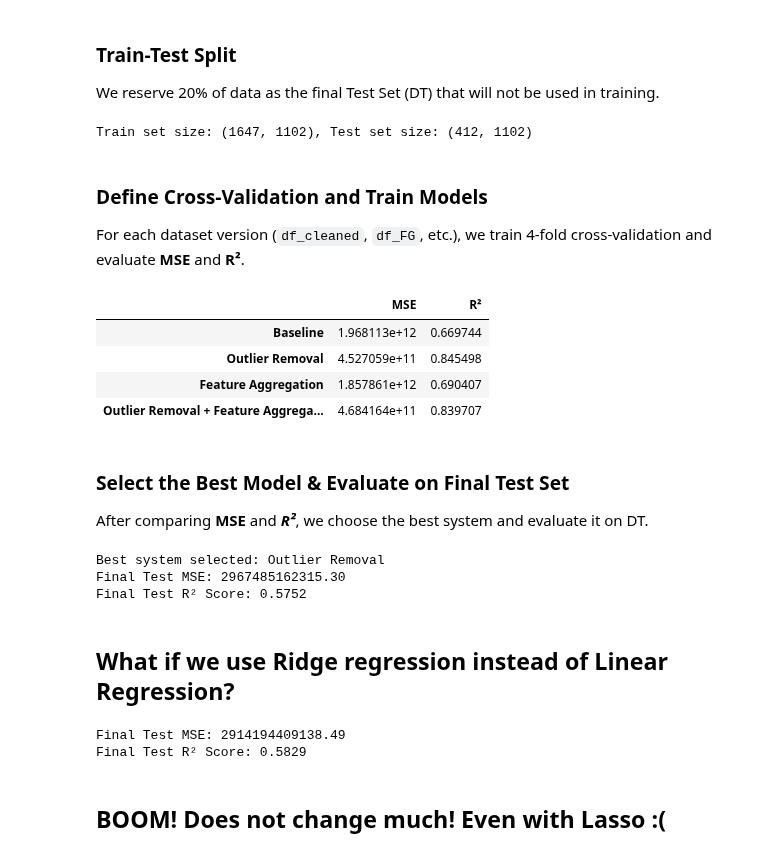
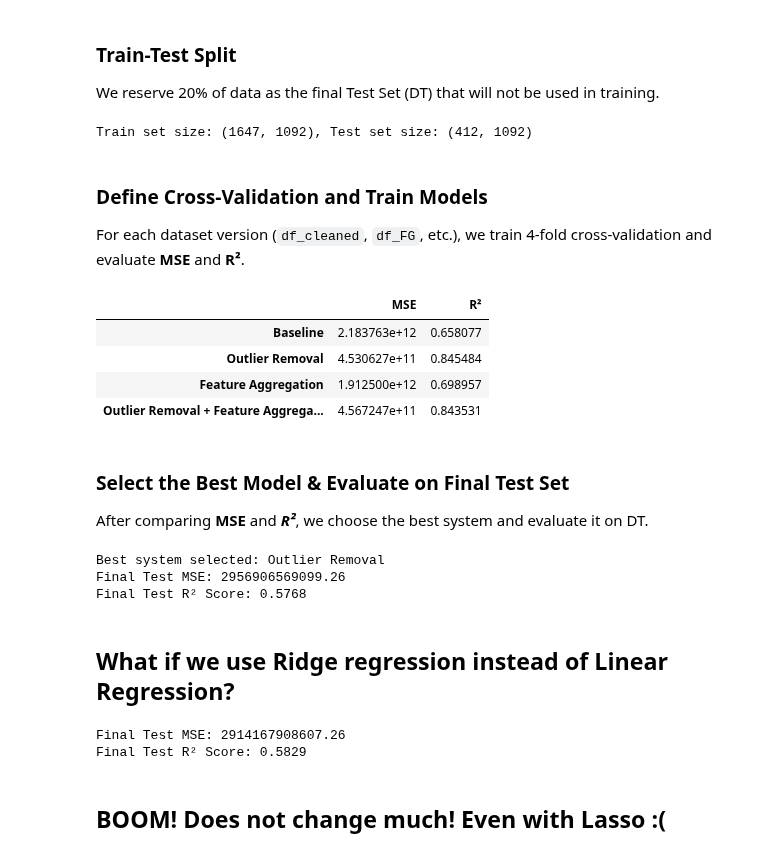
Before and after one commit to royruik/CSI4142_Assignments, a Jupyter notebook: A3/A3_Jupyter_Analysis_dataset1.ipynb, the cells around one changed output. Saved outputs shown, nothing was run; the diff lists cells and outputs as text; code cells hidden in the pictures.

```diff
--- a/A3/A3_Jupyter_Analysis_dataset1.ipynb
+++ b/A3/A3_Jupyter_Analysis_dataset1.ipynb
@@ -469,7 +469,7 @@ datasets = {
 
 # Select numerical features and one-hot encoded categorical features
 numerical_features = ["Year", "Kilometer", "Engine"]
-categorical_features = [col for col in df.columns if col.startswith(("Make_", "Model_", "Fuel Type_", "Transmission_", "Owner_", "Seller Type_", "Drivetrain_"))]
+categorical_features = [col for col in df.columns if col.startswith(("Make_", "Model_", "Fuel Type_", "Transmission_", "Owner_",  "Drivetrain_"))]
 baseline_features = numerical_features + categorical_features
 fG_features = baseline_features + ["Vehicle_Size_Index", "Power_Torque_Ratio", "Normalized_Power", "Normalized_Torque"]
 # %% [markdown]
@@ -486,7 +486,7 @@ D_train, DT_test, y_train, y_test = train_test_split(D, y, test_size=0.2, random
 
 print(f"Train set size: {D_train.shape}, Test set size: {DT_test.shape}")
 # %% [output]
-Train set size: (1647, 1102), Test set size: (412, 1102)
+Train set size: (1647, 1092), Test set size: (412, 1092)
 # %% [markdown]
 ### **Define Cross-Validation and Train Models**
 
@@ -494,7 +494,7 @@ For each dataset version (`df_cleaned`, `df_FG`, etc.), we train 4-fold cross-va
 # %%
 # Define evaluation metrics
 def evaluate_model(model, X, y):
-    kf = KFold(n_splits=4, shuffle=True, random_state=42)
+    kf = KFold(n_splits=10, shuffle=True, random_state=42)
     mse_scores = -cross_val_score(model, X, y, cv=kf, scoring='neg_mean_squared_error')
     r2_scores = cross_val_score(model, X, y, cv=kf, scoring='r2')
 
@@ -508,37 +508,38 @@ for name, dataset in {
     "Outlier Removal": df_cleaned
 }.items():
 
     X_train = dataset[baseline_features]  # Features including new aggregated ones
     y_train = dataset["Price"]  # Target variable
 
     model = LinearRegression()
     mse, r2 = evaluate_model(model, X_train, y_train)
 
     results[name] = {"MSE": mse, "R²": r2}
 
 for name, dataset in {
     "Feature Aggregation": df_FG,
     "Outlier Removal + Feature Aggregation": df_cleaned_FG
 }.items():  # Make sure the datasets with added features are used
 
     X_train = dataset[fG_features]  # Features including new aggregated ones
     y_train = dataset["Price"]  # Target variable
 
+
     model = LinearRegression()
     mse, r2 = evaluate_model(model, X_train, y_train)
 
     results[name] = {"MSE": mse, "R²": r2}
 
 
 # Display results
 df_results = pd.DataFrame(results).T
 display(df_results)
 # %% [output]
 |  | MSE | R² |
-| Baseline | 1.968113e+12 | 0.669744 |
-| Outlier Removal | 4.527059e+11 | 0.845498 |
-| Feature Aggregation | 1.857861e+12 | 0.690407 |
-| Outlier Removal + Feature Aggrega... | 4.684164e+11 | 0.839707 |
+| Baseline | 2.183763e+12 | 0.658077 |
+| Outlier Removal | 4.530627e+11 | 0.845484 |
+| Feature Aggregation | 1.912500e+12 | 0.698957 |
+| Outlier Removal + Feature Aggrega... | 4.567247e+11 | 0.843531 |
 # %% [markdown]
 ### **Select the Best Model & Evaluate on Final Test Set**
 
@@ -568,8 +569,8 @@ print(f"Final Test MSE: {final_mse:.2f}")
 print(f"Final Test R² Score: {final_r2:.4f}")
 # %% [output]
 Best system selected: Outlier Removal
-Final Test MSE: 2967485162315.30
-Final Test R² Score: 0.5752
+Final Test MSE: 2956906569099.26
+Final Test R² Score: 0.5768
 # %% [markdown]
 ## **What if we use Ridge regression instead of Linear Regression?**
 # %%
@@ -588,7 +589,7 @@ r2 = r2_score(y_test, DT_y_pred)
 print(f"Final Test MSE: {mse:.2f}")
 print(f"Final Test R² Score: {r2:.4f}")
 # %% [output]
-Final Test MSE: 2914194409138.49
+Final Test MSE: 2914167908607.26
 Final Test R² Score: 0.5829
 # %% [markdown]
 ## **BOOM! Does not change much! Even with Lasso :(**
```
Also changed, not shown: parts of 2 cells of this notebook.
